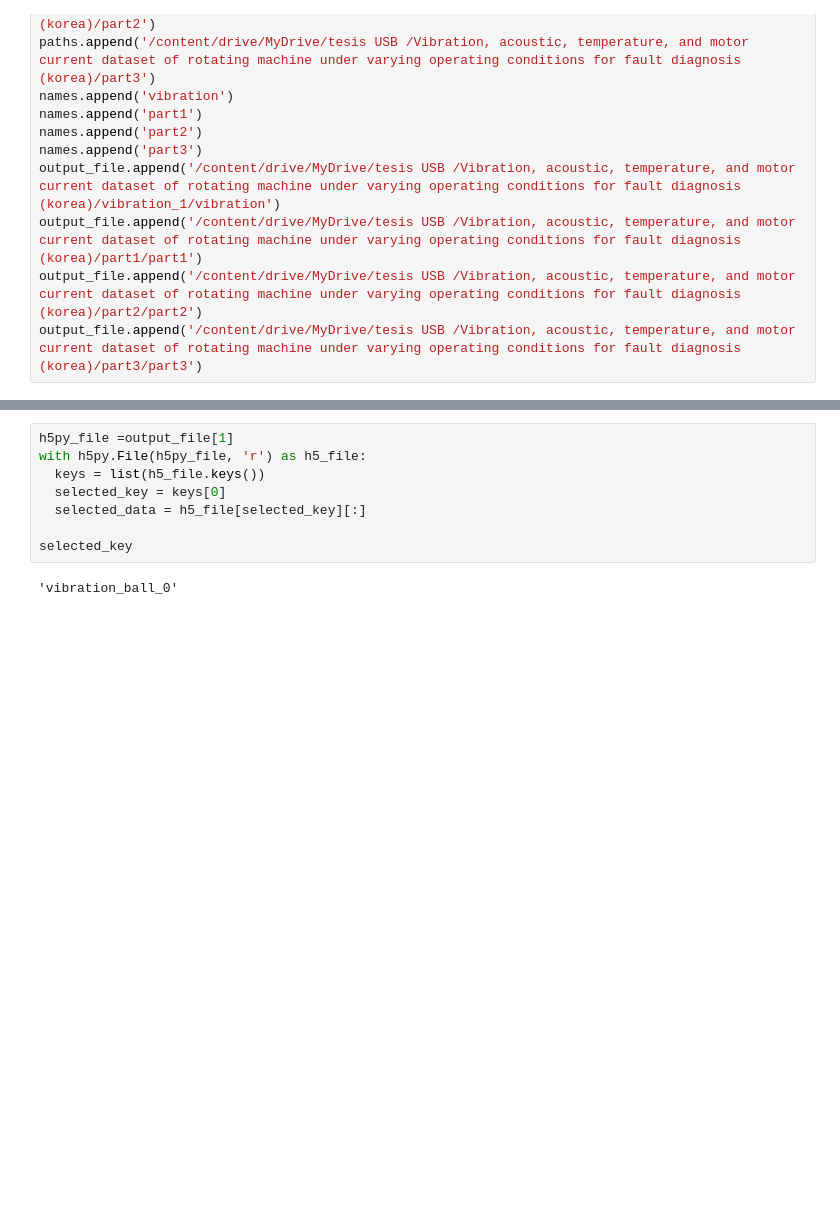
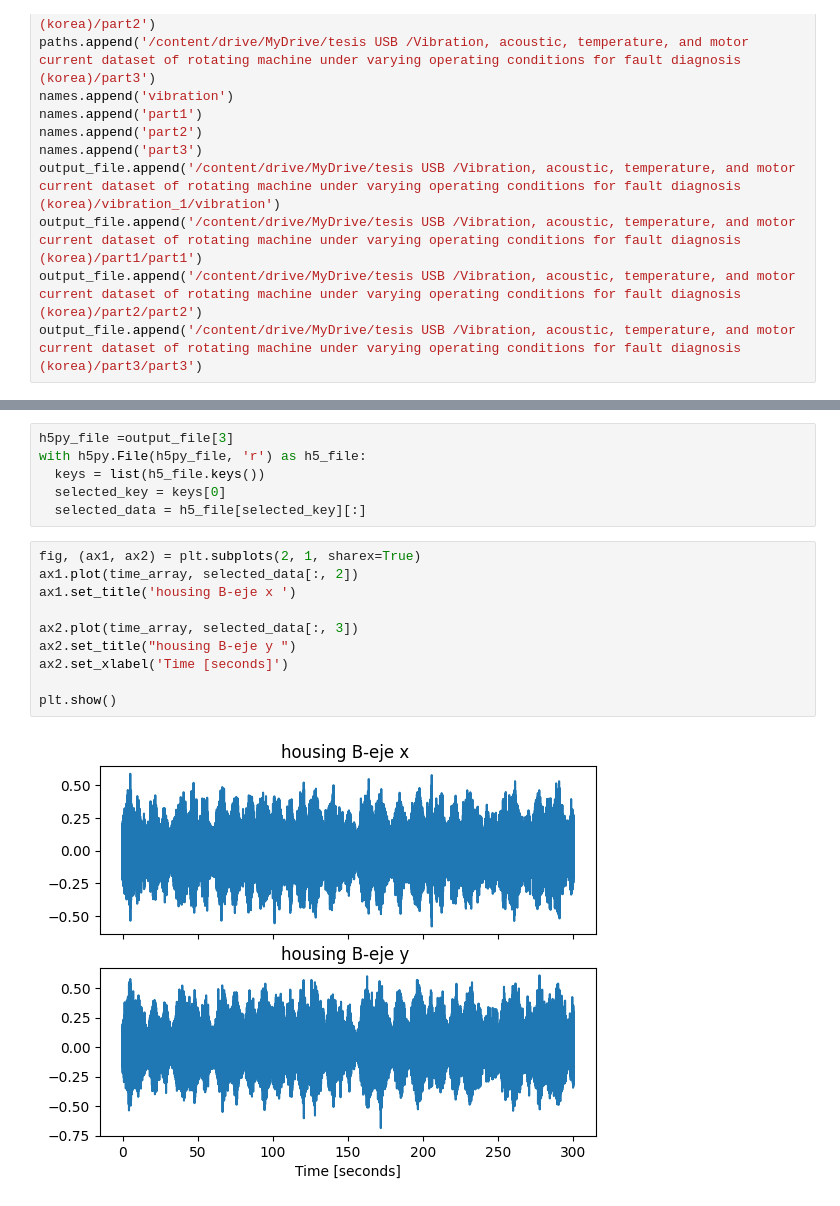
Before and after one commit to romeokienzler/TensorFlow, a Jupyter notebook: filtro.ipynb, the cells around one changed output, grey strips where cells are left out. Saved outputs shown, nothing was run; the diff lists cells and outputs as text; blank space fills up the shorter version.

```diff
--- a/filtro.ipynb
+++ b/filtro.ipynb
@@ -105,10 +212,18 @@ output_file.append('/content/drive/MyDrive/tesis USB /Vibration, acoustic, tempe
 # %%
-h5py_file =output_file[1]
+h5py_file =output_file[3]
 with h5py.File(h5py_file, 'r') as h5_file:
   keys = list(h5_file.keys())
   selected_key = keys[0]
   selected_data = h5_file[selected_key][:]
-
-selected_key
-# %% [output]
-'vibration_ball_0'
+# %%
+fig, (ax1, ax2) = plt.subplots(2, 1, sharex=True)
+ax1.plot(time_array, selected_data[:, 2])
+ax1.set_title('housing B-eje x ')
+
+ax2.plot(time_array, selected_data[:, 3])
+ax2.set_title("housing B-eje y ")
+ax2.set_xlabel('Time [seconds]')
+
+plt.show()
+# %% [output]
+[figure, added]
```
Also changed, not shown: parts of 32 cells of this notebook.
